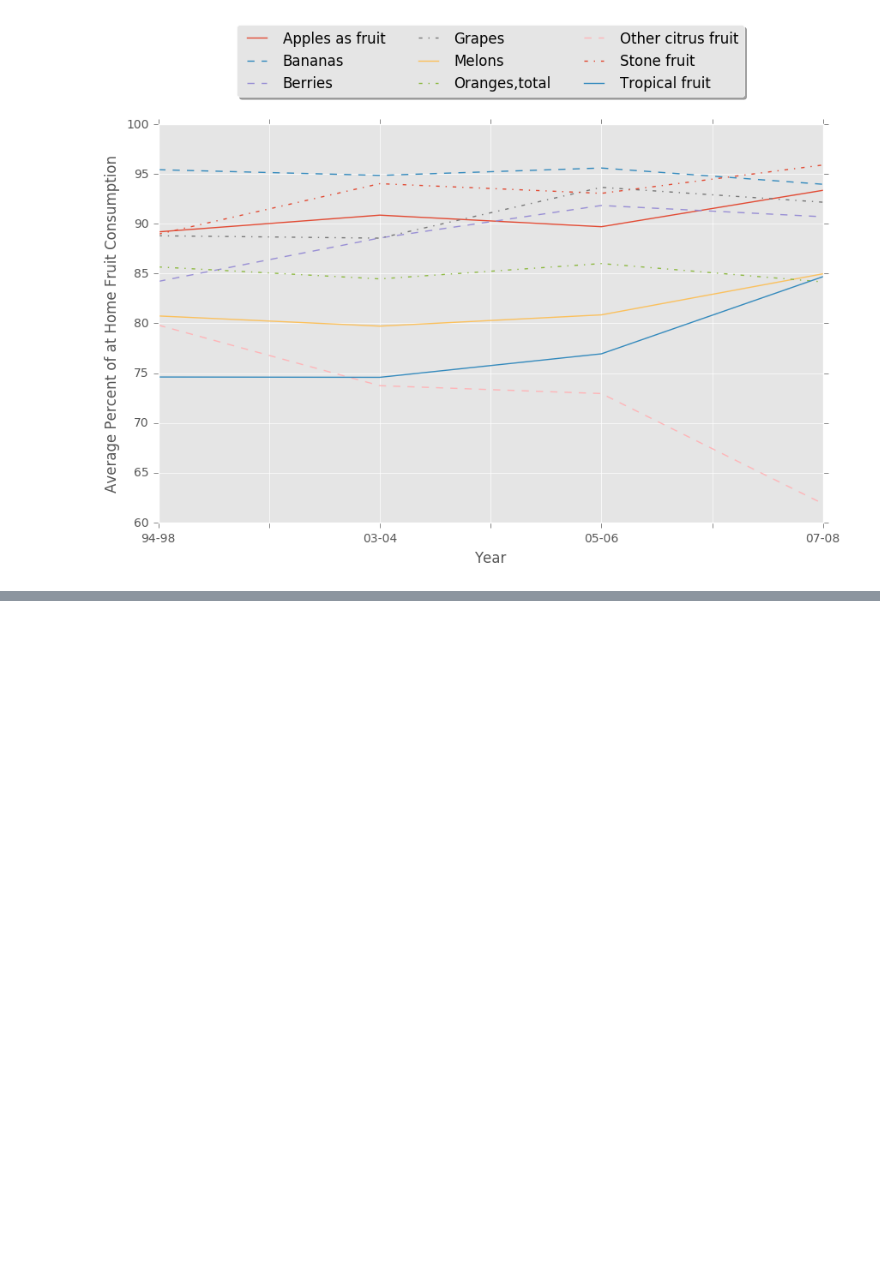
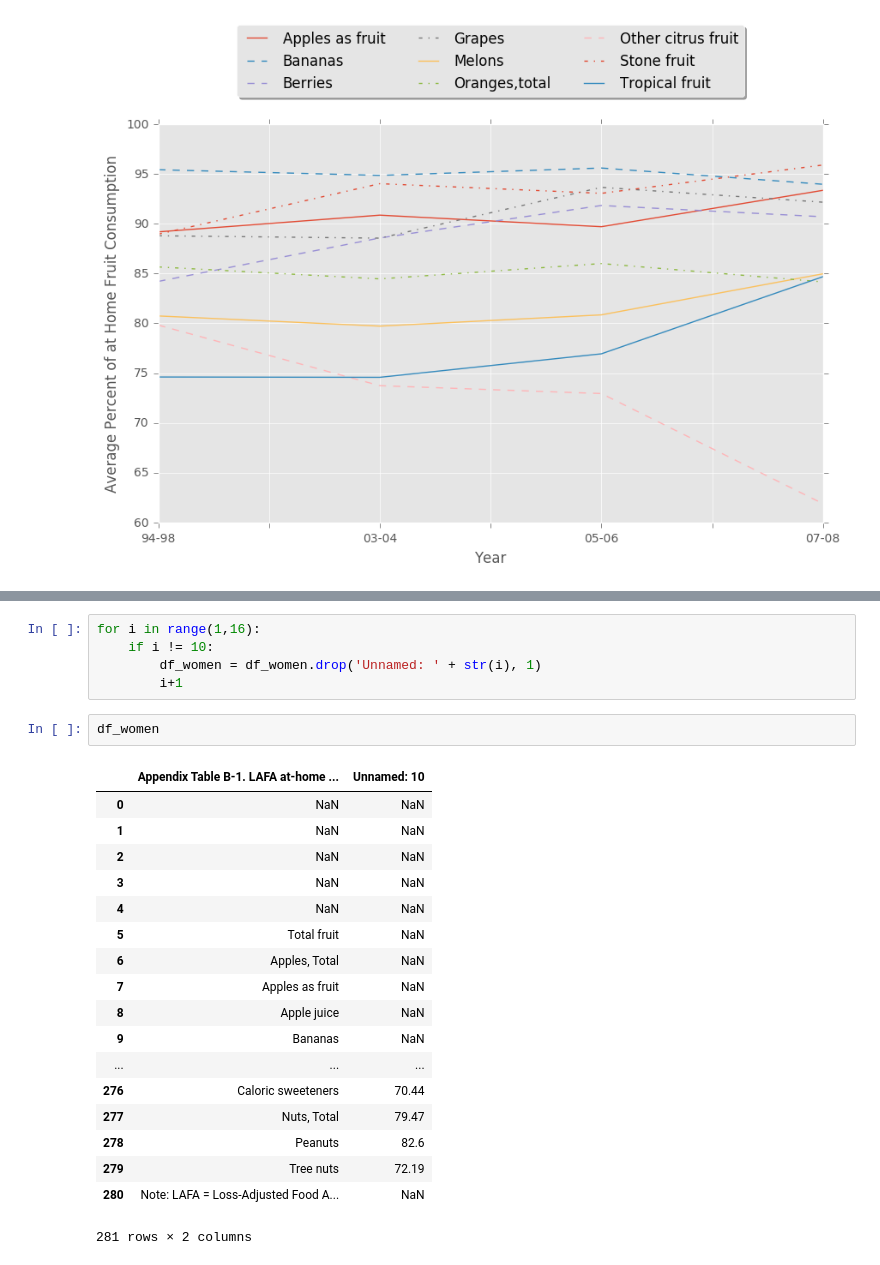
Before and after one commit to mhendri/-CSc59969S17HW1, a Jupyter notebook: prob3/problem3.ipynb, the cells around one changed output, grey strips where cells are left out. Drawn from its saved outputs; the diff is of its cells as text; blank space fills up the shorter version.

```diff
--- a/prob3/problem3.ipynb
+++ b/prob3/problem3.ipynb
@@ -1105,0 +1135,26 @@ plt.legend(loc='lower center', bbox_to_anchor=(0.5, 1.05),ncol=3, fancybox=True,
+# %%
+for i in range(1,16):
+    if i != 10:
+        df_women = df_women.drop('Unnamed: ' + str(i), 1)
+        i+1
+# %%
+df_women
+# %% [output]
+|  | Appendix Table B-1. LAFA at-home ... | Unnamed: 10 |
+| 0 | NaN | NaN |
+| 1 | NaN | NaN |
+| 2 | NaN | NaN |
+| 3 | NaN | NaN |
+| 4 | NaN | NaN |
+| 5 | Total fruit | NaN |
+| 6 | Apples, Total | NaN |
+| 7 | Apples as fruit | NaN |
+| 8 | Apple juice | NaN |
+| 9 | Bananas | NaN |
+| ... | ... | ... |
+| 276 | Caloric sweeteners | 70.44 |
+| 277 | Nuts, Total | 79.47 |
+| 278 | Peanuts | 82.6 |
+| 279 | Tree nuts | 72.19 |
+| 280 | Note: LAFA = Loss-Adjusted Food A... | NaN |
+281 rows × 2 columns
```
Also changed, not shown: parts of 67 cells of this notebook.
